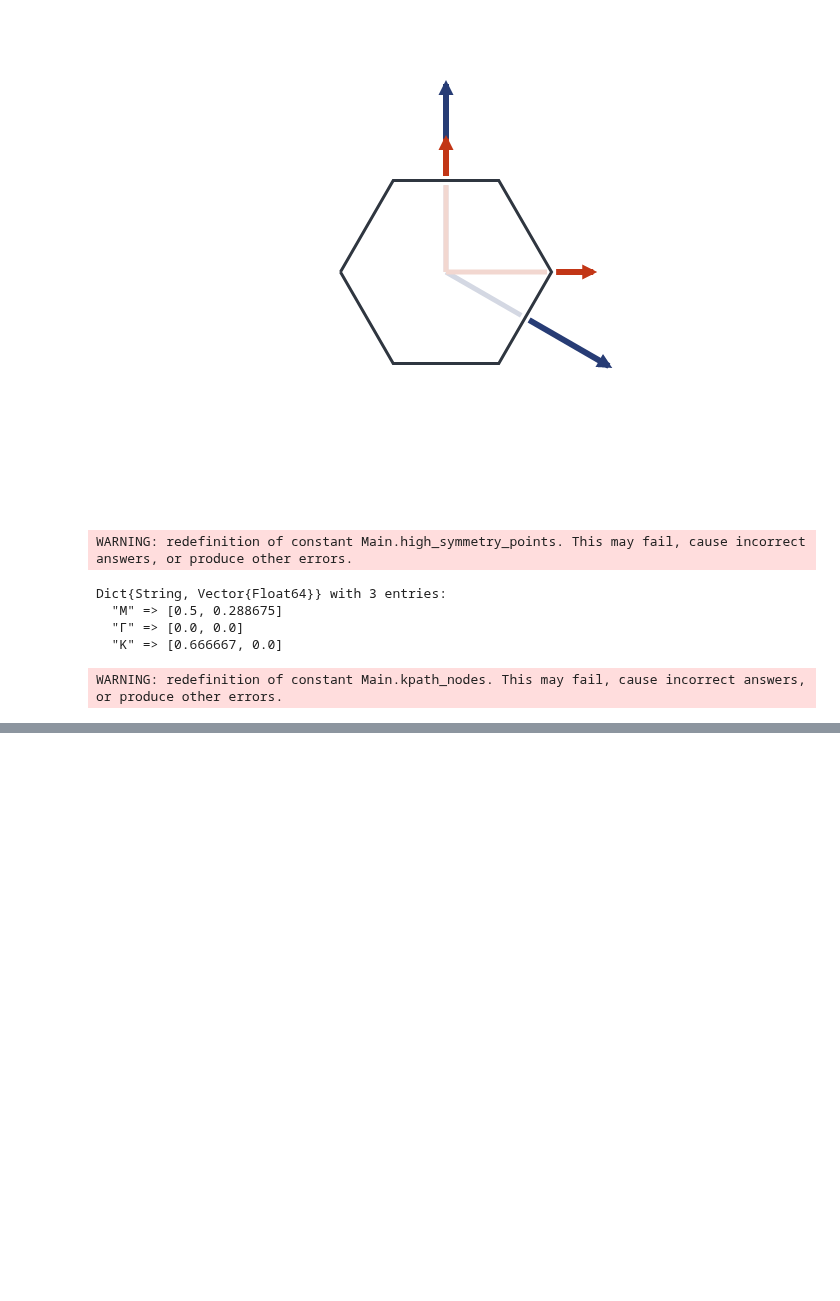
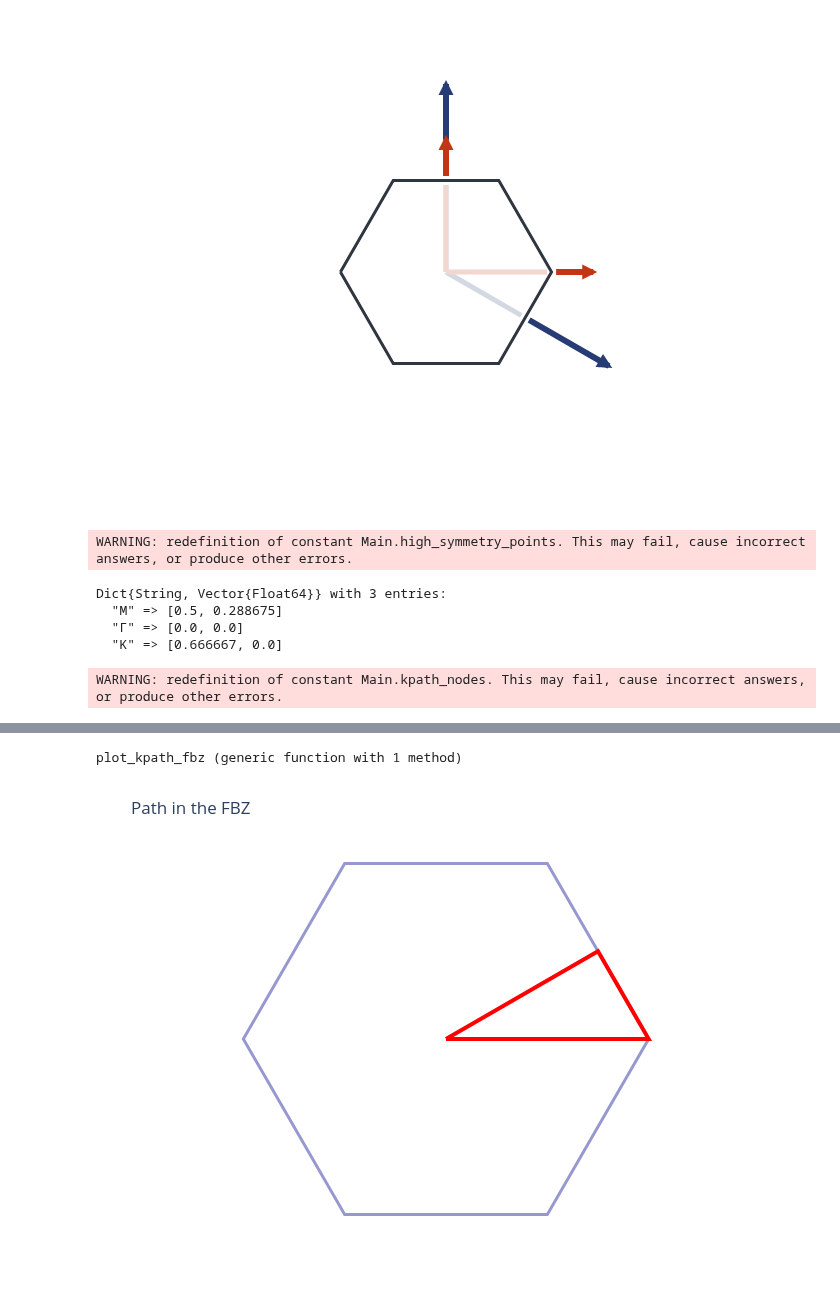
Before and after one commit to nabil-atlam/kagome, a Jupyter notebook: KagomeTransport/notebooks/BrillouinZone.ipynb, the cells around one changed output, grey strips where cells are left out. Cells and saved outputs as stored; diff of their text form; code cells hidden in the pictures; blank space fills up the shorter version.

Commit message:
plotted kpath

```diff
--- a/KagomeTransport/notebooks/BrillouinZone.ipynb
+++ b/KagomeTransport/notebooks/BrillouinZone.ipynb
@@ -172,0 +177,36 @@ make_fbz_corners (generic function with 1 method)
+# %%
+function plot_kpath_fbz(verts, kpath)
+    """
+    Plots the kpath together with the FBZ
+    """
+    push!(verts, verts[1])
+
+    # first vertices
+    verts_x = map(v -> v[1], verts)
+    verts_y = map(v -> v[2], verts)
+
+    path_x = map(v -> v[1], kpath)
+    path_y = map(v -> v[2], kpath)
+
+    # this will just draw the points at the specified coordinates. Need to construct layout object
+    corners_l = scatter(x = verts_x, y = verts_y, mode = "lines", opacity = 0.4, line = attr(color = "darkblue", width = 3))
+    path_l = scatter(x = path_x, y = path_y, mode = "lines", line = attr(color = "red", width = 4))
+
+    lo = Layout(title = "Path in the FBZ",
+                xaxis_showgrid = false,
+                yaxis_showgrid = false,
+                plot_bgcolor="rgba(0,0,0,0)",
+                xaxis = attr(showline = false, showgrid = false, zeroline = false, showticklabels = false, scaleanchor = "y"),
+                yaxis = attr(showline = false, showgrid = false, zeroline = false, showticklabels = false, scaleanchor = "x"),
+                width = 510,
+                height = 510,
+                showlegend = false)
+    plot([corners_l, path_l], lo)
+
+end
+# %% [output]
+plot_kpath_fbz (generic function with 1 method)
+# %%
+plot_kpath_fbz(corners, kpath_nodes)
+# %% [output]
+[figure, added]
```
Also changed, not shown: parts of 4 cells of this notebook.
